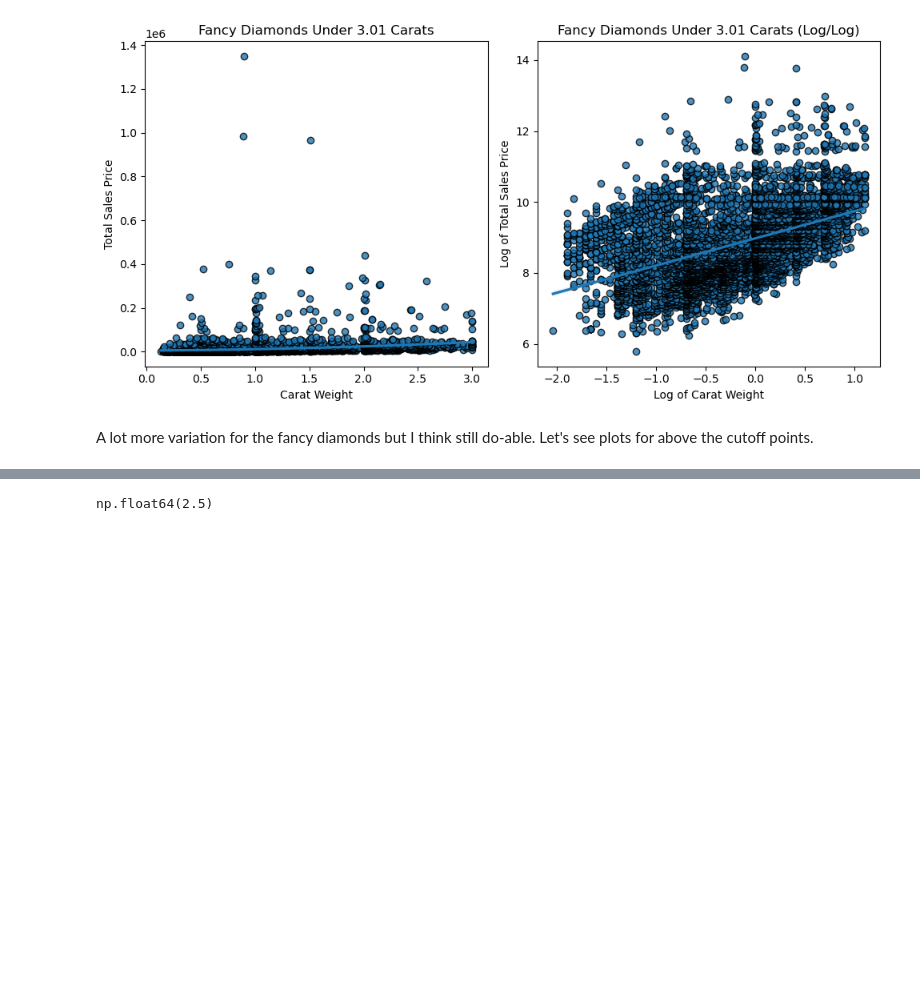
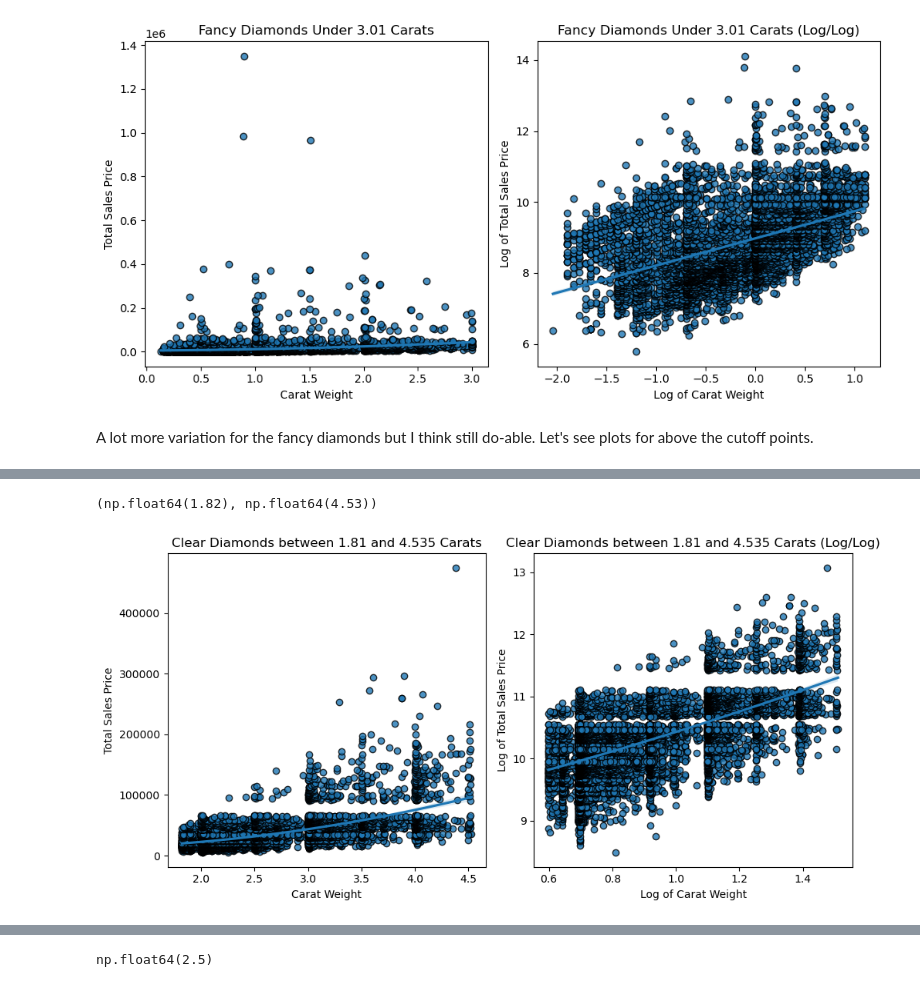
Before and after one commit to Data-Science-Projects-Code/Diamonds, a Jupyter notebook: notebooks/Models_breakout_fancy.ipynb, the cells around one changed output, grey strips where cells are left out. Cells and saved outputs as stored; diff of their text form; code cells hidden in the pictures; blank space fills up the shorter version.

```diff
--- a/notebooks/Models_breakout_fancy.ipynb
+++ b/notebooks/Models_breakout_fancy.ipynb
@@ -336,3 +382,27 @@ plt.show()
+# %%
+clear_high_cw = clear_high_cw[clear_high_cw['carat_weight'] < clear_high_cutoff]
+clear_high_cw.carat_weight.min(),clear_high_cw.carat_weight.max()
+# %% [output]
+(np.float64(1.82), np.float64(4.53))
+# %%
+fig, (ax1, ax2) = plt.subplots(1, 2, figsize=(10, 5))
+
+# linear
+sns.regplot(x='carat_weight', y='total_sales_price', data=clear_high_cw, ax=ax1, scatter_kws={'edgecolor':'black'},  order=2)
+ax1.set_xlabel('Carat Weight')
+ax1.set_ylabel('Total Sales Price')
+ax1.set_title(f'Clear Diamonds between {clear_upper_lim_carat} and {clear_high_cutoff} Carats')
+
+# log/log
+sns.regplot(x='log_cw', y='log_price', data=clear_high_cw, ax=ax2, scatter_kws={'edgecolor':'black'},  order=2)
+ax2.set_xlabel('Log of Carat Weight')
+ax2.set_ylabel('Log of Total Sales Price')
+ax2.set_title(f'Clear Diamonds between {clear_upper_lim_carat} and {clear_high_cutoff} Carats (Log/Log)')
+
+plt.tight_layout()
+plt.show()
+# %% [output]
+[figure, added]
 # %%
 fig, (ax1, ax2) = plt.subplots(1, 2, figsize=(10, 5))
 
```
Also changed, not shown: parts of 29 cells of this notebook.
